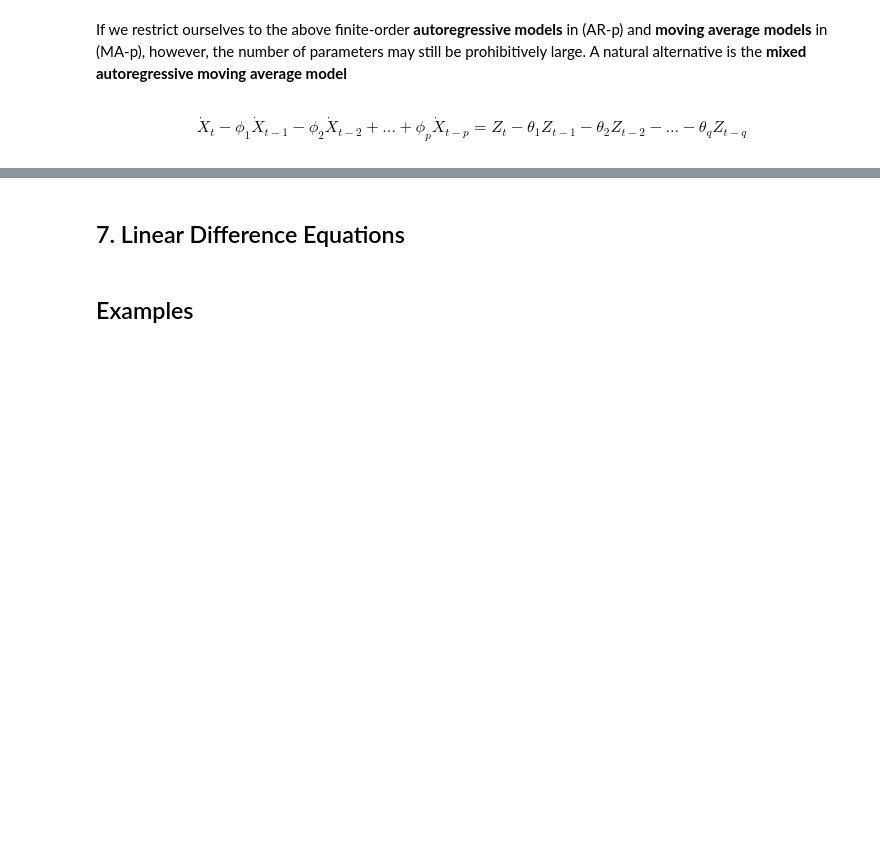
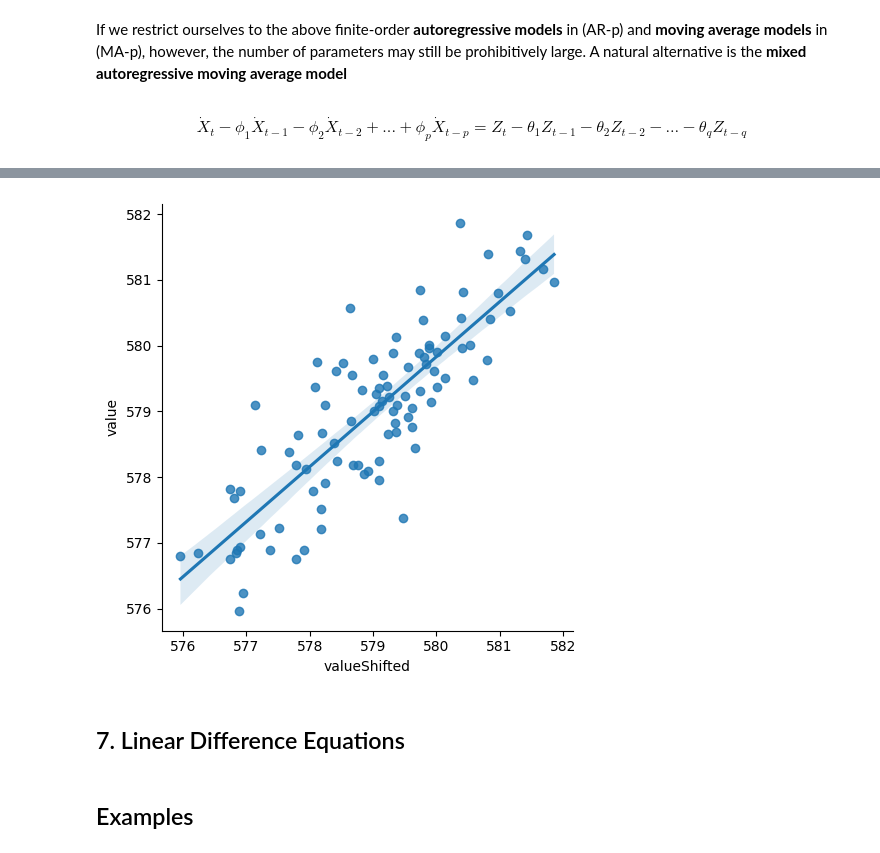
Before and after one commit to Bayan2019/kaz-gu, a Jupyter notebook: 01-ipynb/03-time-series-statistics/02-fundamentals.ipynb, the cells around one changed output, grey strips where cells are left out. Cells and saved outputs as stored; diff of their text form; code cells hidden in the pictures; blank space fills up the shorter version.

```diff
--- a/01-ipynb/03-time-series-statistics/02-fundamentals.ipynb
+++ b/01-ipynb/03-time-series-statistics/02-fundamentals.ipynb
@@ -571,0 +623,3 @@ If we restrict ourselves to the above finite-order **autoregressive models** in
+# %%
+lakeHuron_df['valueShifted'] = lakeHuron_df.value.shift()
+lakeHuron_df.head()
@@ -572,3 +666,8 @@ If we restrict ourselves to the above finite-order **autoregressive models** in
+# %%
+sns.lmplot(x='valueShifted', y='value', data=lakeHuron_df)
+plt.show()
+# %% [output]
+[figure, added]
 # %% [markdown]
 ## 7.  Linear Difference Equations
 # %% [markdown]
```
Also changed, not shown: parts of 21 cells of this notebook, 2 other files.
